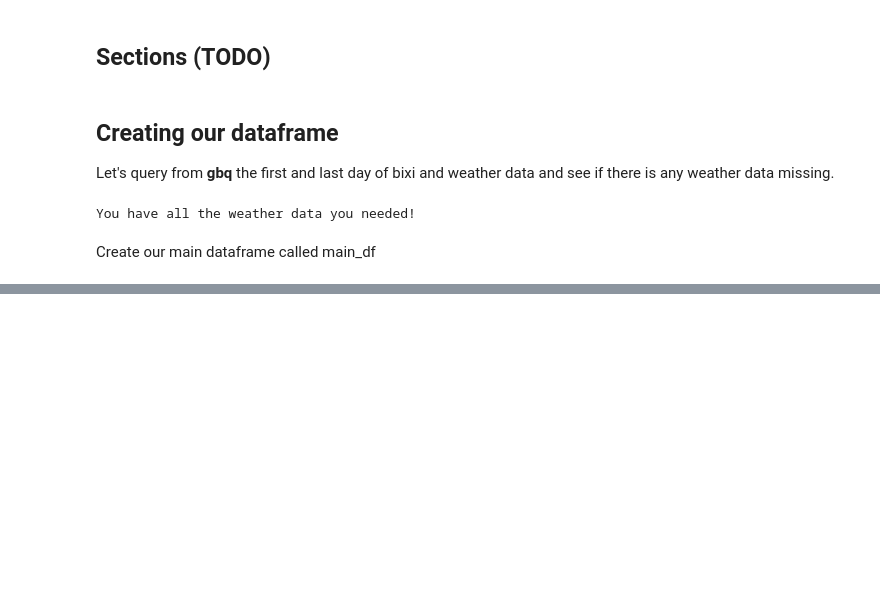
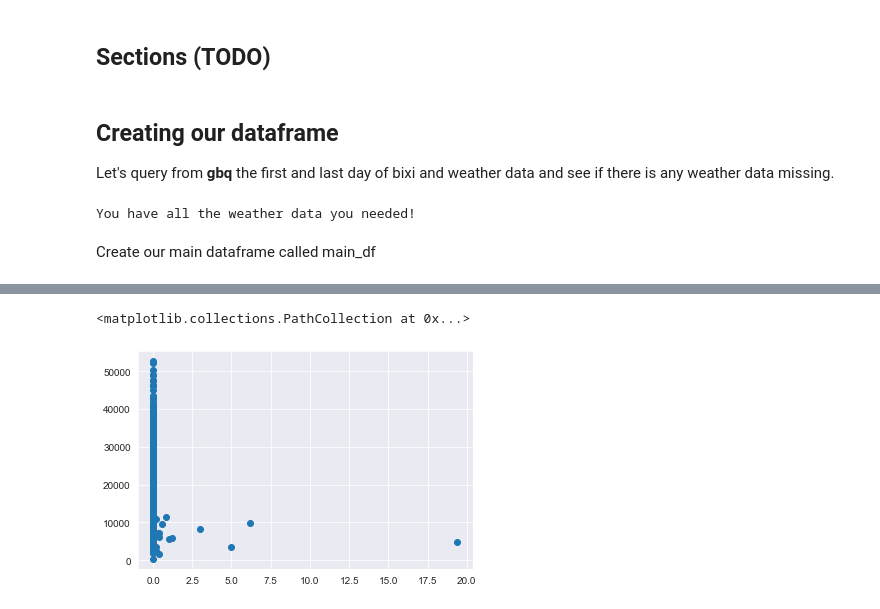
Before and after one commit to alexlangev/bixi-montreal, a Jupyter notebook: main.ipynb, the cells around one changed output, grey strips where cells are left out. Saved outputs shown, nothing was run; the diff lists cells and outputs as text; code cells hidden in the pictures; blank space fills up the shorter version.

```diff
--- a/main.ipynb
+++ b/main.ipynb
@@ -87,0 +213,5 @@ Name: DATE, dtype: object
+# %%
+plt.scatter(x = main_df_cleaned_active['TOTAL_SNOW'], y = main_df_cleaned_active['DAILY_COUNT'])
+# %% [output]
+<matplotlib.collections.PathCollection at 0x...>
+[figure, added]
```
Also changed, not shown: parts of 27 cells of this notebook, 3 other files.
